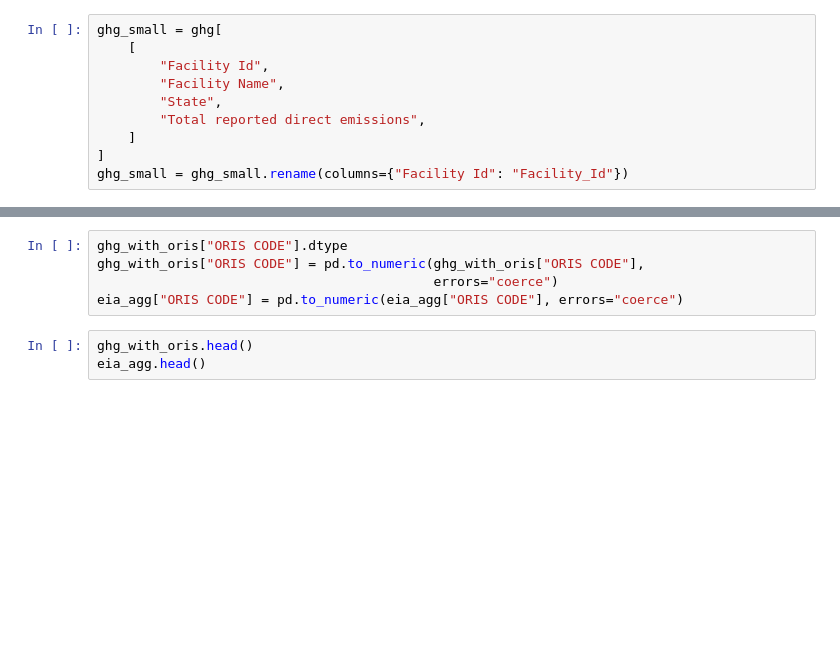
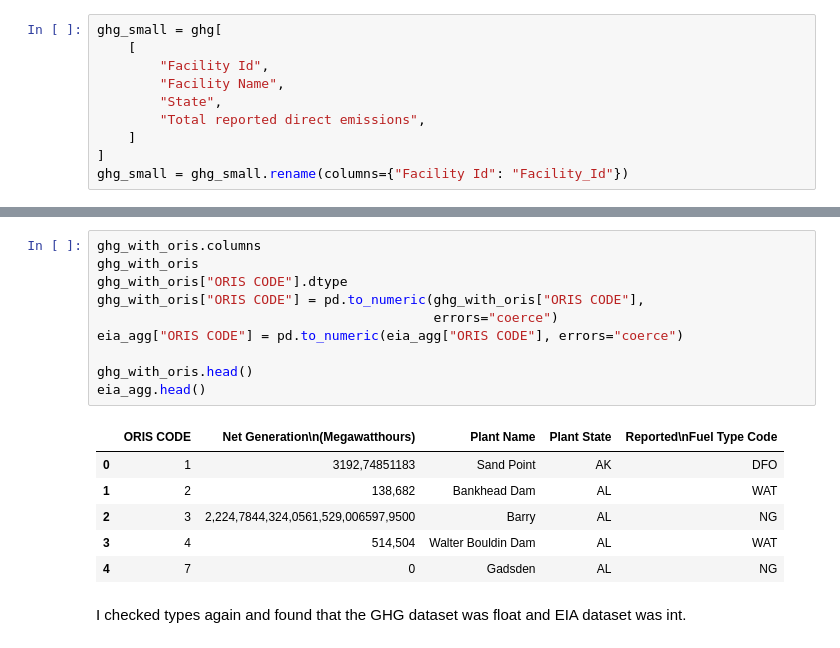
Before and after one commit to aak2257/aak2257.github.io, a Jupyter notebook: Project2.ipynb, the cells around one changed output, grey strips where cells are left out. Cells and saved outputs as stored; diff of their text form; blank space fills up the shorter version.

```diff
--- a/Project2.ipynb
+++ b/Project2.ipynb
@@ -88,9 +262,21 @@ ghg_with_oris.columns
 # %%
+ghg_with_oris.columns
+ghg_with_oris
 ghg_with_oris["ORIS CODE"].dtype
 ghg_with_oris["ORIS CODE"] = pd.to_numeric(ghg_with_oris["ORIS CODE"],
                                            errors="coerce")
 eia_agg["ORIS CODE"] = pd.to_numeric(eia_agg["ORIS CODE"], errors="coerce")
+
+ghg_with_oris.head()
+eia_agg.head()
+# %% [output]
+|  | ORIS CODE | Net Generation\n(Megawatthours) | Plant Name | Plant State | Reported\nFuel Type Code |
+| 0 | 1 | 3192,74851183 | Sand Point | AK | DFO |
+| 1 | 2 | 138,682 | Bankhead Dam | AL | WAT |
+| 2 | 3 | 2,224,7844,324,0561,529,006597,9500 | Barry | AL | NG |
+| 3 | 4 | 514,504 | Walter Bouldin Dam | AL | WAT |
+| 4 | 7 | 0 | Gadsden | AL | NG |
-# %%
-ghg_with_oris.head()
-eia_agg.head()
+# %% [markdown]
+I checked types again and found that the GHG dataset was float and EIA dataset
+was int.
 # %%
```
Also changed, not shown: parts of 34 cells of this notebook, 3 other files.
